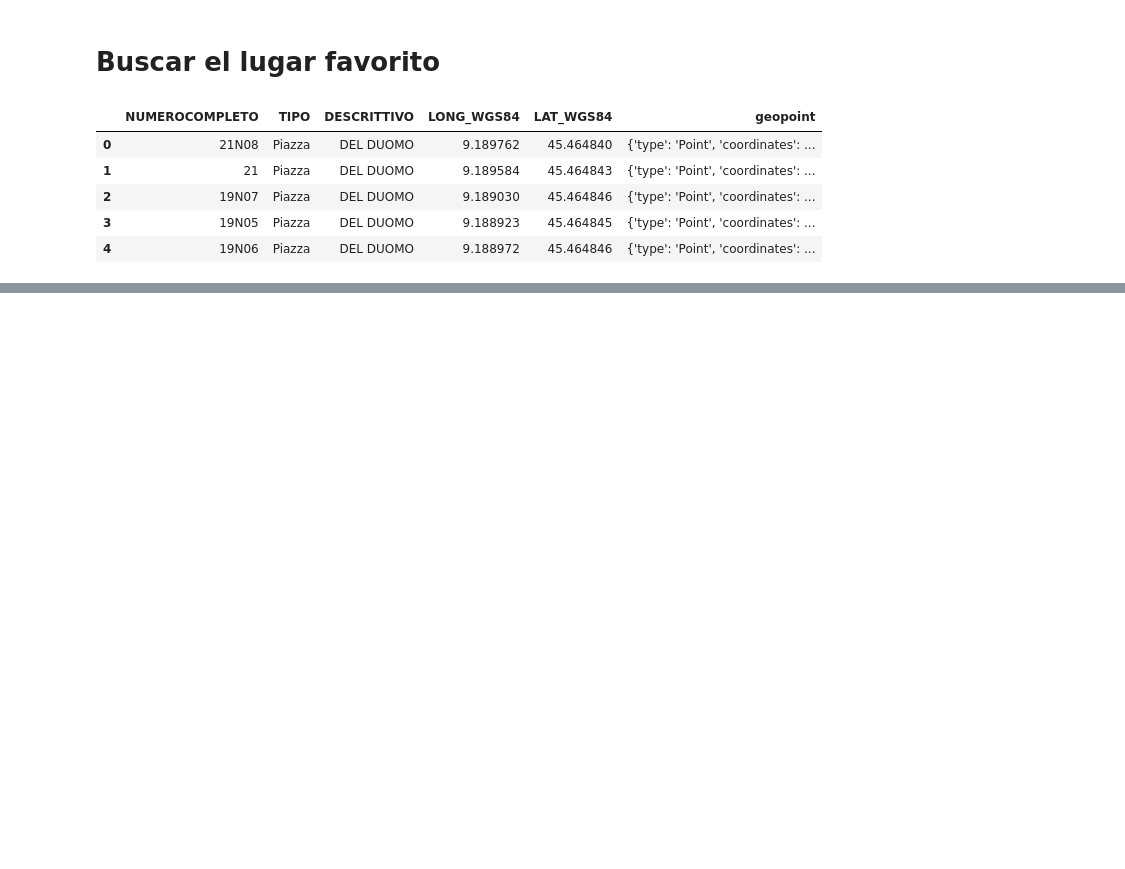
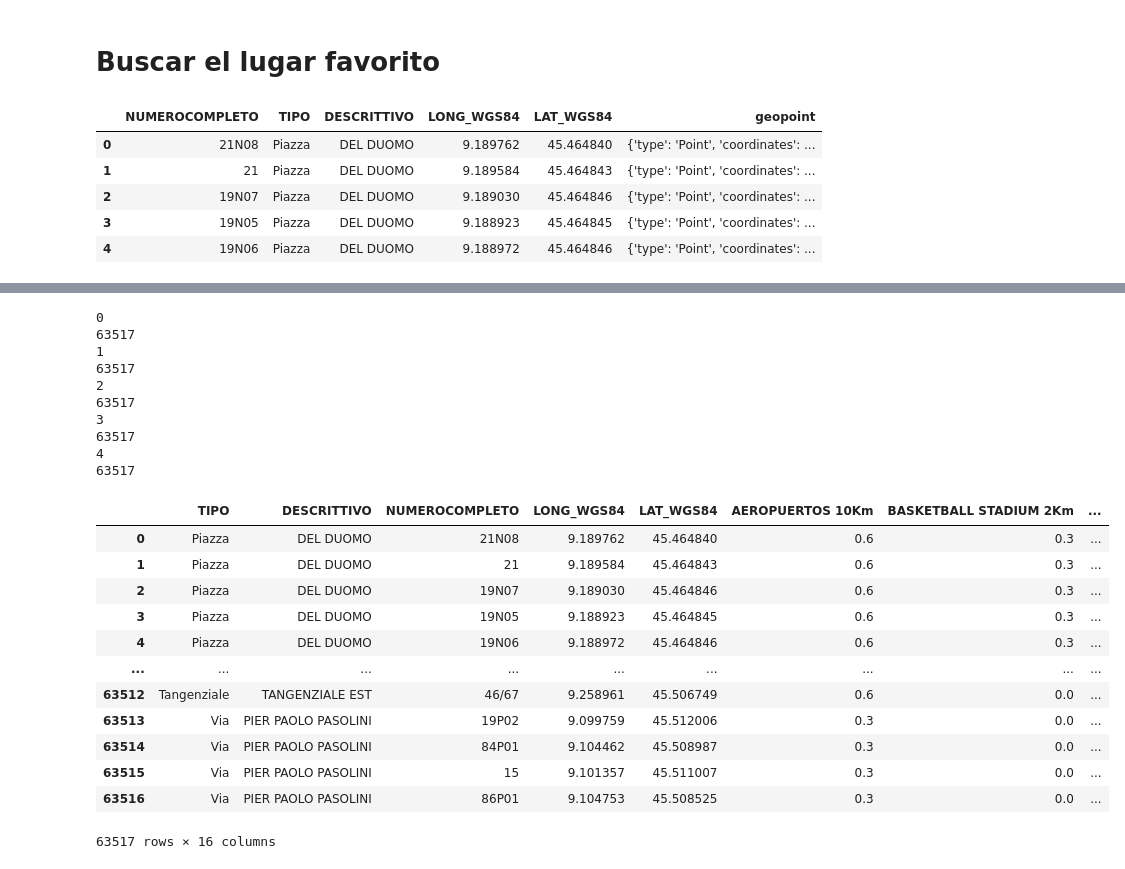
Before and after one commit to must4in3/3-geospartial-data-project, a Jupyter notebook: Results, GeoQueries and Data Visualization.ipynb, the cells around one changed output, grey strips where cells are left out. Saved outputs shown, nothing was run; the diff lists cells and outputs as text; code cells hidden in the pictures; blank space fills up the shorter version.

```diff
--- a/Results, GeoQueries and Data Visualization.ipynb
+++ b/Results, GeoQueries and Data Visualization.ipynb
@@ -234,0 +275,36 @@ final_db_civicos_Milan.head(50)
+# %%
+distance_db_civicos_Milan = final_db_civicos_Milan
+# %%
+# entento entoncés hacer otra analisís, y por cada edificio entento buscar por cada categoría el lugar mas cercano.
+# con esta analisi los resultados seŕan diferentes, pero el hecho de calcular la distancía en metros me permite
+# tener mas variancia en los resultados
+new_columns2 = ['DIST AEROPUERTOS',
+               'DIST BASKETBALL STADIUM',
+               'DIST SITIOS PARA DIVERSION',
+               'DIST DESIGN COMPANIES',
+               'DIST STARBUCKS']
+rankingByDistance(db, clean_db_civicos_Milan, resume_collections, distance_db_civicos_Milan, new_columns2, ponderacíon)
+# %% [output]
+0
+63517
+1
+63517
+2
+63517
+3
+63517
+4
+63517
+|  | TIPO | DESCRITTIVO | NUMEROCOMPLETO | LONG_WGS84 | LAT_WGS84 | AEROPUERTOS 10Km | BASKETBALL STADIUM 2Km | ... |
+| 0 | Piazza | DEL DUOMO | 21N08 | 9.189762 | 45.464840 | 0.6 | 0.3 | ... |
+| 1 | Piazza | DEL DUOMO | 21 | 9.189584 | 45.464843 | 0.6 | 0.3 | ... |
+| 2 | Piazza | DEL DUOMO | 19N07 | 9.189030 | 45.464846 | 0.6 | 0.3 | ... |
+| 3 | Piazza | DEL DUOMO | 19N05 | 9.188923 | 45.464845 | 0.6 | 0.3 | ... |
+| 4 | Piazza | DEL DUOMO | 19N06 | 9.188972 | 45.464846 | 0.6 | 0.3 | ... |
+| ... | ... | ... | ... | ... | ... | ... | ... | ... |
+| 63512 | Tangenziale | TANGENZIALE EST | 46/67 | 9.258961 | 45.506749 | 0.6 | 0.0 | ... |
+| 63513 | Via | PIER PAOLO PASOLINI | 19P02 | 9.099759 | 45.512006 | 0.3 | 0.0 | ... |
+| 63514 | Via | PIER PAOLO PASOLINI | 84P01 | 9.104462 | 45.508987 | 0.3 | 0.0 | ... |
+| 63515 | Via | PIER PAOLO PASOLINI | 15 | 9.101357 | 45.511007 | 0.3 | 0.0 | ... |
+| 63516 | Via | PIER PAOLO PASOLINI | 86P01 | 9.104753 | 45.508525 | 0.3 | 0.0 | ... |
+63517 rows × 16 columns
```
Also changed, not shown: parts of 32 cells of this notebook, 3 other files.
